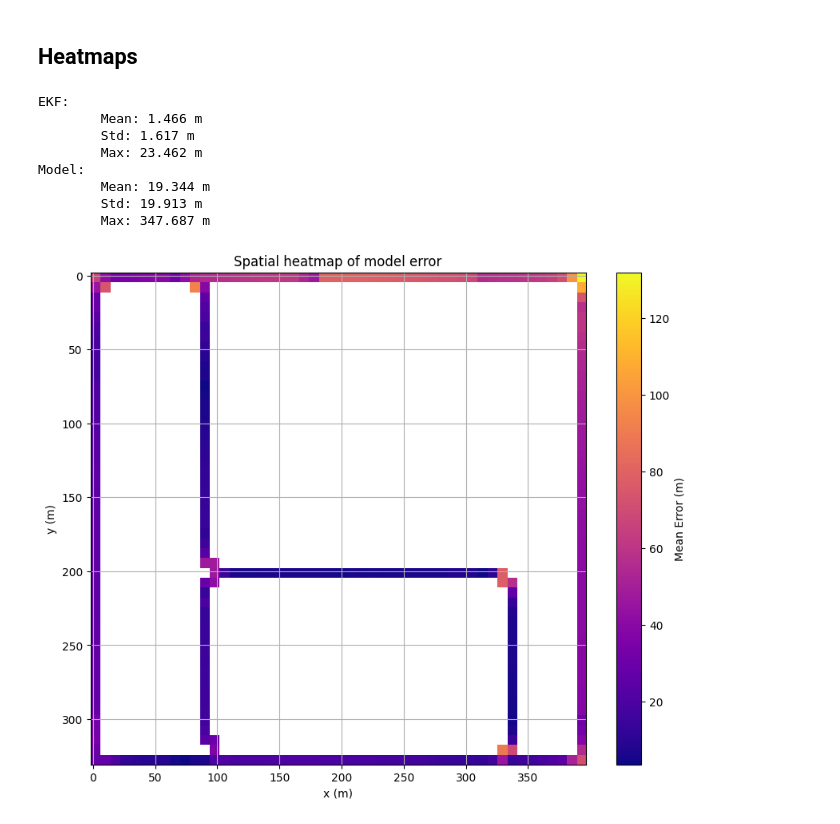
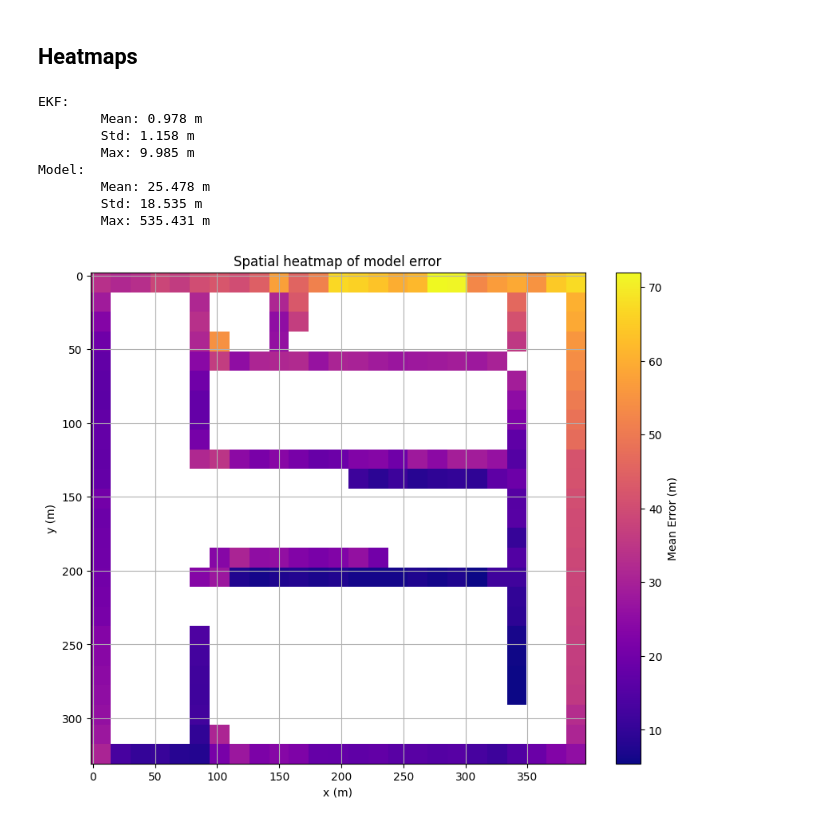
Before and after one commit to Henrique-BO/CarAware, a Jupyter notebook: notebooks/trajectories.ipynb, the cells around one changed output. Drawn from its saved outputs; the diff is of its cells as text; code cells hidden in the pictures.

```diff
--- a/notebooks/trajectories.ipynb
+++ b/notebooks/trajectories.ipynb
@@ -101,11 +169,20 @@ plt.show()
 # %%
 # Plot errors over time
+def masked_time_error(df):
+    m = mask(df)
+    t = df['time'].copy()
+    e = df['error'].copy()
+    t[~m] = np.nan
+    e[~m] = np.nan
+    return t, e
+
 plt.figure(figsize=(10, 6))
-t = gt_25['time'][mask]
-error_EKF = EKF_25['error'][mask]
-error_model = model_25['error'][mask]
-plt.plot(t, error_EKF, label=f"EKF (Mean={error_EKF.mean():.2f}m)", color='blue')
-plt.plot(t, error_model, label=f"Model (Mean={error_model.mean():.2f}m)", color='orange')
+t_ekf, error_ekf = masked_time_error(EKF_25)
+t_model, error_model = masked_time_error(model_25)
+plt.plot(t_ekf, error_ekf, label=f"EKF (Mean={error_ekf.mean():.2f}m)", color='blue')
+plt.plot(t_model, error_model, label=f"Model (Mean={error_model.mean():.2f}m)", color='orange')
+# Vertical red dotted line at t=372.5
+plt.axvline(x=372.5, color='red', linestyle='--')
 plt.xlabel('Time (s)')
 plt.ylabel('Error (m)')
 plt.title('Prediction error over time')
@@ -235,36 +550,50 @@ def heatmap(x, y, errors, bins, title):
     plt.show()
 # %%
 files = [
-    'data/PPO_EKF_25/town01_1.csv',
-    'data/PPO_EKF_25/town01_2.csv',
-    'data/PPO_EKF_25/town01_3.csv'
+    'data/PPO_EKF_25/full/town01_1.csv',
+    'data/PPO_EKF_25/full/town01_2.csv',
+    'data/PPO_EKF_25/full/town01_3.csv',
+    'data/PPO_EKF_25/full/town01_4.csv',
 ]
 gt = []
 EKF = []
 model = []
 for file in files:
-    g, e, m = split_frames(file)
-    gt.append(g)
-    EKF.append(e)
-    model.append(m)
+    frames = split_frames(file, ['EGO_1/IMU', 'base_link', 'model_frame'], gt='EGO_1/IMU')
+    gt.append(frames['EGO_1/IMU'])
+    EKF.append(frames['base_link'])
+    model.append(frames['model_frame'])
 
 # Concatenate the dataframes for comparison
 gt_25_combined = pd.concat(gt, ignore_index=True)
 EKF_25_combined = pd.concat(EKF, ignore_index=True)
 model_25_combined = pd.concat(model, ignore_index=True)
 
-print(f"EKF:\n\tMean: {EKF_25_combined['error'].mean():.3f} m\n\tStd: {EKF_25_combined['error'].std():.3f} m\n\tMax: {EKF_25_combined['error'].max():.3f} m")
-print(f"Model:\n\tMean: {model_25_combined['error'].mean():.3f} m\n\tStd: {model_25_combined['error'].std():.3f} m\n\tMax: {model_25_combined['error'].max():.3f} m")
-heatmap(gt_25_combined['x'], gt_25_combined['y'], model_25_combined['error'], 50, title="Spatial heatmap of model error")
+# Apply mask for error threshold and time window
+t0 = 0
+t1 = 60000
+error_threshold = 10.0
+mask_combined = (gt_25_combined['time'] >= t0) & (gt_25_combined['time'] <= t1) & (EKF_25_combined['error'] <= error_threshold)
+
+print(f"EKF:\n\tMean: {EKF_25_combined['error'][mask_combined].mean():.3f} m\n\tStd: {EKF_25_combined['error'][mask_combined].std():.3f} m\n\tMax: {EKF_25_combined['error'][mask_combined].max():.3f} m")
+print(f"Model:\n\tMean: {model_25_combined['error'][mask_combined].mean():.3f} m\n\tStd: {model_25_combined['error'][mask_combined].std():.3f} m\n\tMax: {model_25_combined['error'][mask_combined].max():.3f} m")
+
+heatmap(
+    gt_25_combined['x'][mask_combined],
+    gt_25_combined['y'][mask_combined],
+    model_25_combined['error'][mask_combined],
+    25,
+    title="Spatial heatmap of model error"
+)
 # %% [output]
 EKF:
-        Mean: 1.466 m
-        Std: 1.617 m
-        Max: 23.462 m
+        Mean: 0.978 m
+        Std: 1.158 m
+        Max: 9.985 m
 Model:
-        Mean: 19.344 m
-        Std: 19.913 m
-        Max: 347.687 m
+        Mean: 25.478 m
+        Std: 18.535 m
+        Max: 535.431 m
-[figure, old version]
+[figure, new version]
 # %%
 files = [
```
Also changed, not shown: parts of 23 cells of this notebook, 8 other files.
